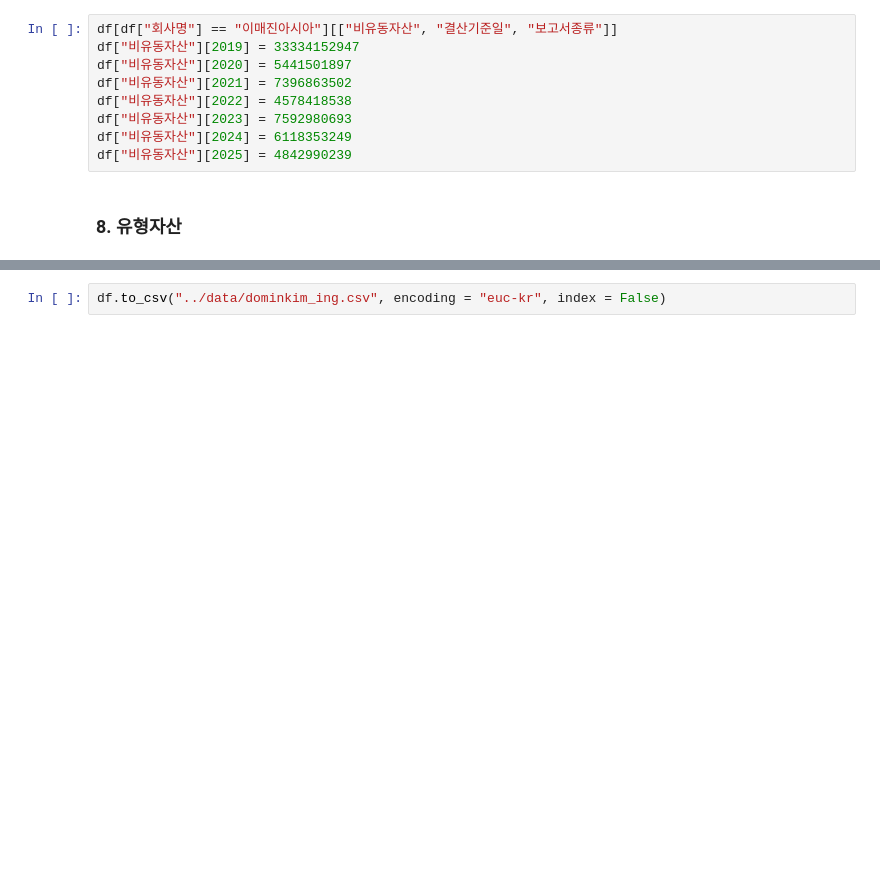
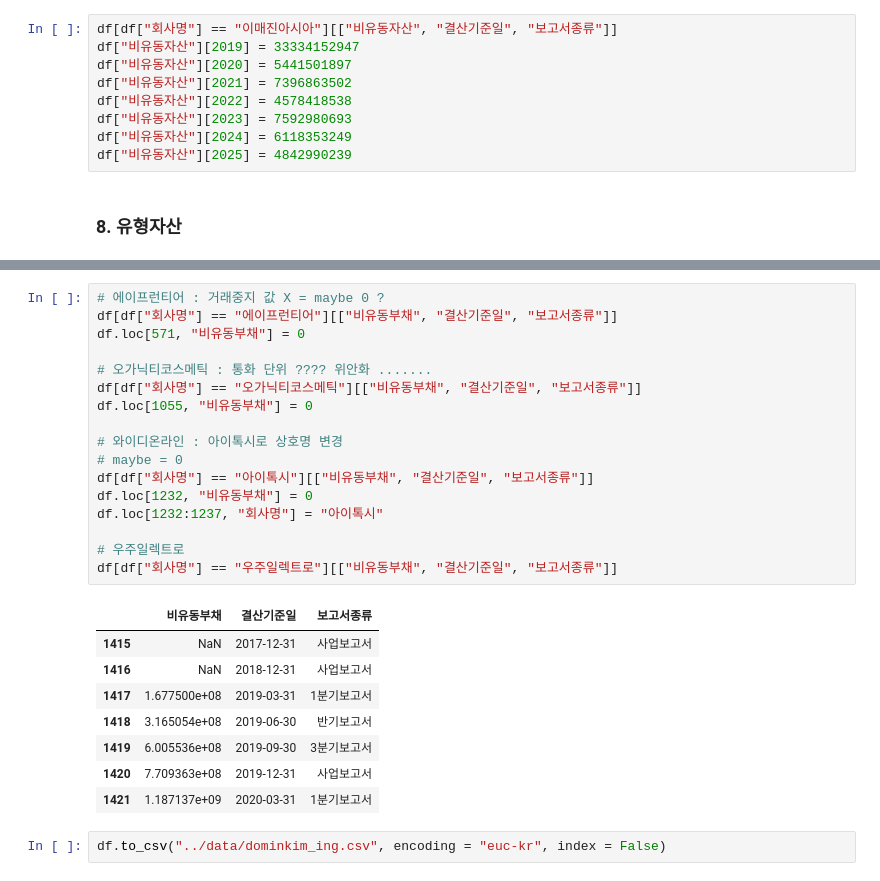
Before and after one commit to DominKim/Final_project, a Jupyter notebook: data_preprocessing/data_preporcessing_domin.ipynb, the cells around one changed output, grey strips where cells are left out. Saved outputs shown, nothing was run; the diff lists cells and outputs as text; blank space fills up the shorter version.

```diff
--- a/data_preprocessing/data_preporcessing_domin.ipynb
+++ b/data_preprocessing/data_preporcessing_domin.ipynb
@@ -226,3 +267,29 @@ df["유형자산"][232] = 321836803
+# %%
+# 에이프런티어 : 거래중지 값 X = maybe 0 ?
+df[df["회사명"] == "에이프런티어"][["비유동부채", "결산기준일", "보고서종류"]]
+df.loc[571, "비유동부채"] = 0
+
+# 오가닉티코스메틱 : 통화 단위 ???? 위안화 .......
+df[df["회사명"] == "오가닉티코스메틱"][["비유동부채", "결산기준일", "보고서종류"]]
+df.loc[1055, "비유동부채"] = 0
+
+# 와이디온라인 : 아이톡시로 상호명 변경
+# maybe = 0
+df[df["회사명"] == "아이톡시"][["비유동부채", "결산기준일", "보고서종류"]]
+df.loc[1232, "비유동부채"] = 0
+df.loc[1232:1237, "회사명"] = "아이톡시"
+
+# 우주일렉트로
+df[df["회사명"] == "우주일렉트로"][["비유동부채", "결산기준일", "보고서종류"]]
+# %% [output]
+|  | 비유동부채 | 결산기준일 | 보고서종류 |
+| 1415 | NaN | 2017-12-31 | 사업보고서 |
+| 1416 | NaN | 2018-12-31 | 사업보고서 |
+| 1417 | 1.677500e+08 | 2019-03-31 | 1분기보고서 |
+| 1418 | 3.165054e+08 | 2019-06-30 | 반기보고서 |
+| 1419 | 6.005536e+08 | 2019-09-30 | 3분기보고서 |
+| 1420 | 7.709363e+08 | 2019-12-31 | 사업보고서 |
+| 1421 | 1.187137e+09 | 2020-03-31 | 1분기보고서 |
 # %%
 df.to_csv("../data/dominkim_ing.csv", encoding = "euc-kr", index = False)
 # %%
```
Also changed, not shown: parts of 8 cells of this notebook, 2 other files.
